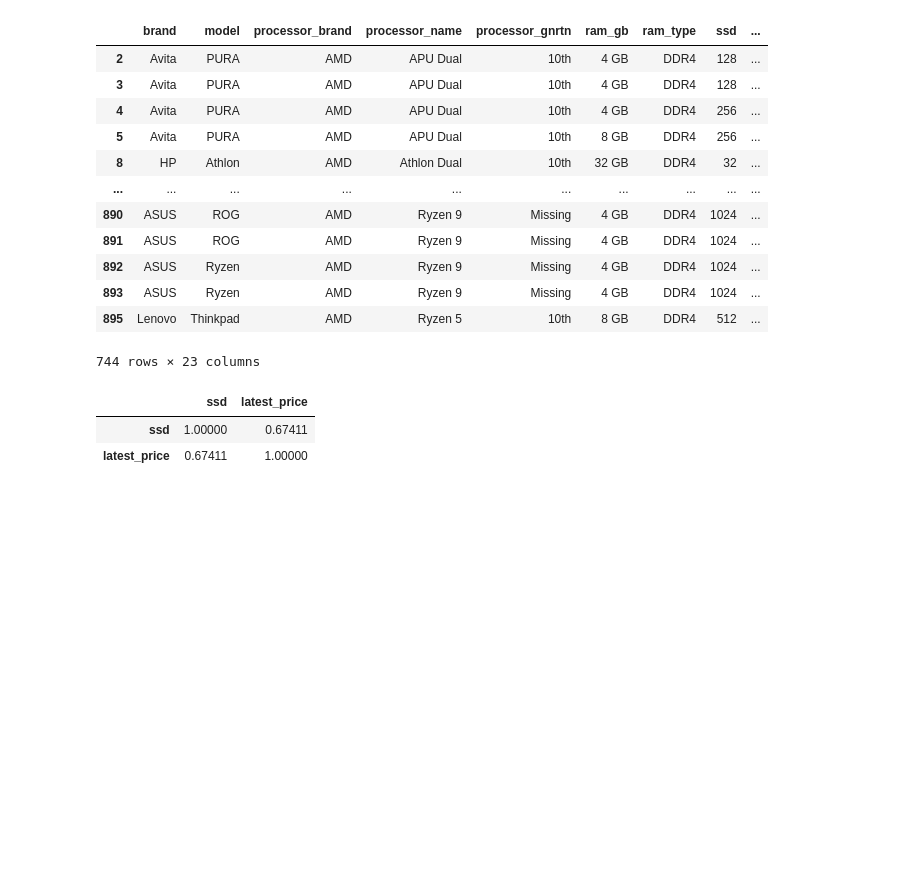
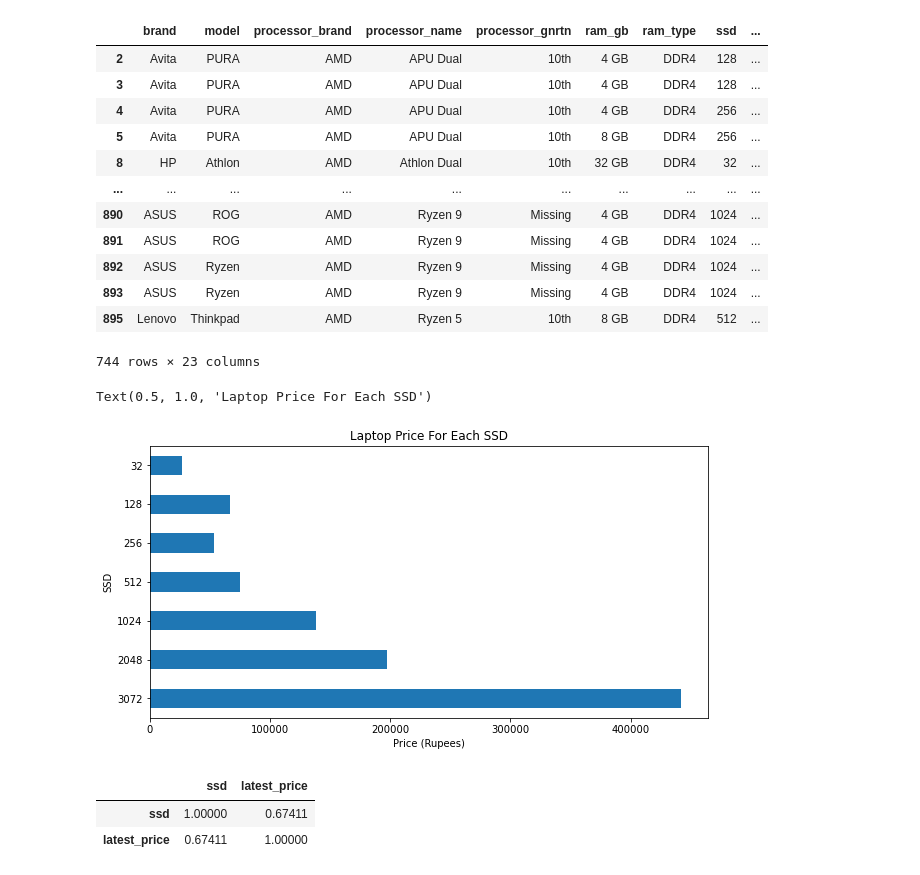
Before and after one commit to AureliusLim/csmodel-phase1, a Jupyter notebook: main_notebook.ipynb, the cells around one changed output. Cells and saved outputs as stored; diff of their text form; code cells hidden in the pictures; blank space fills up the shorter version.

Commit message:
Added visual graph for EDA#2

```diff
--- a/main_notebook.ipynb
+++ b/main_notebook.ipynb
@@ -264,6 +264,17 @@ See the caveats in the documentation: https://pandas.pydata.org/pandas-docs/stab
 | 893 | ASUS | Ryzen | AMD | Ryzen 9 | Missing | 4 GB | DDR4 | 1024 | ... |
 | 895 | Lenovo | Thinkpad | AMD | Ryzen 5 | 10th | 8 GB | DDR4 | 512 | ... |
 744 rows × 23 columns
+# %%
+ssdmean_df = ssd_df.groupby("ssd").agg({"latest_price": ["mean"]})
+ssdmean_df = ssdmean_df.squeeze()
+ssdmean_df
+ssdmean_df.plot.barh(figsize=(10,5)).invert_yaxis()
+plt.ylabel('SSD')
+plt.xlabel('Price (Rupees)')
+plt.title('Laptop Price For Each SSD')
+# %% [output]
+Text(0.5, 1.0, 'Laptop Price For Each SSD')
+[figure, added]
 # %%
 corr_df = ssd_df[['ssd','latest_price']]
 corr_df.corr()
```
Also changed, not shown: parts of 6 cells of this notebook.
